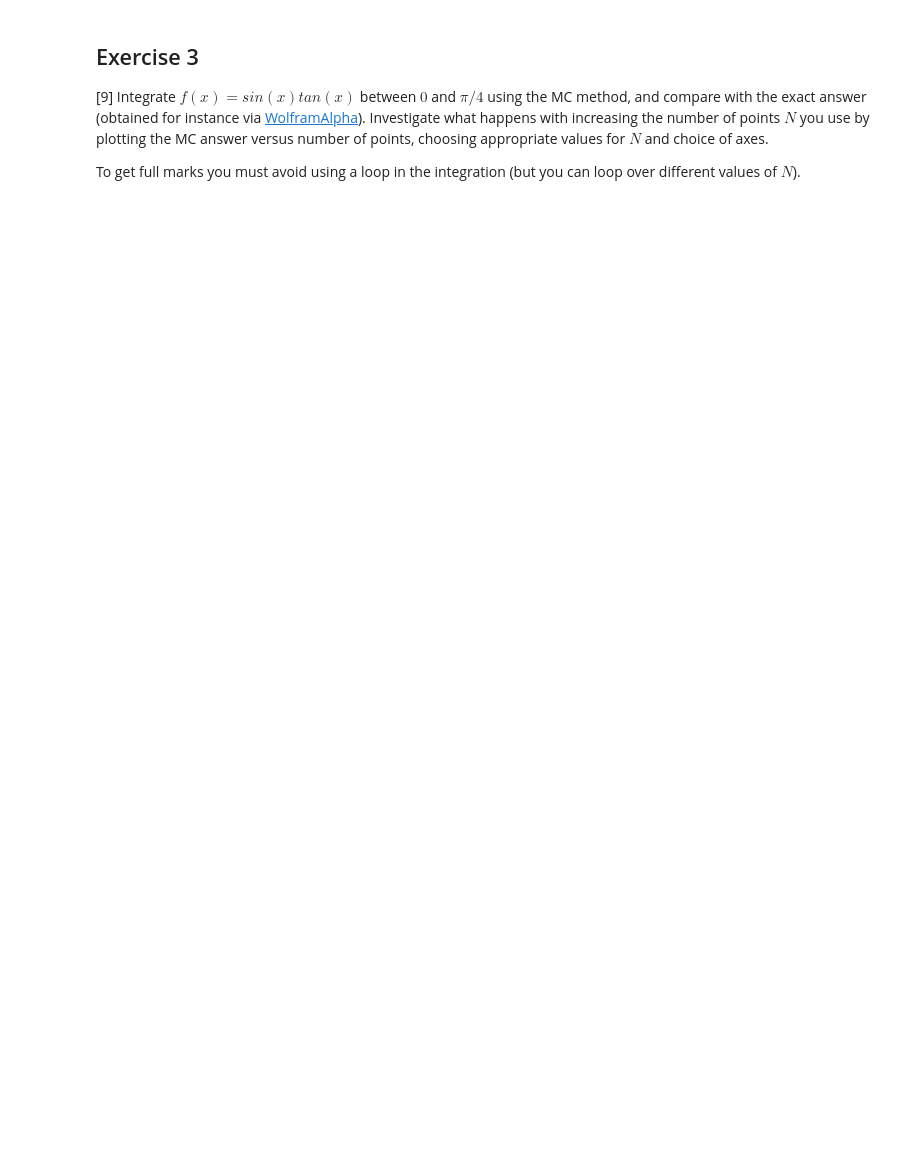
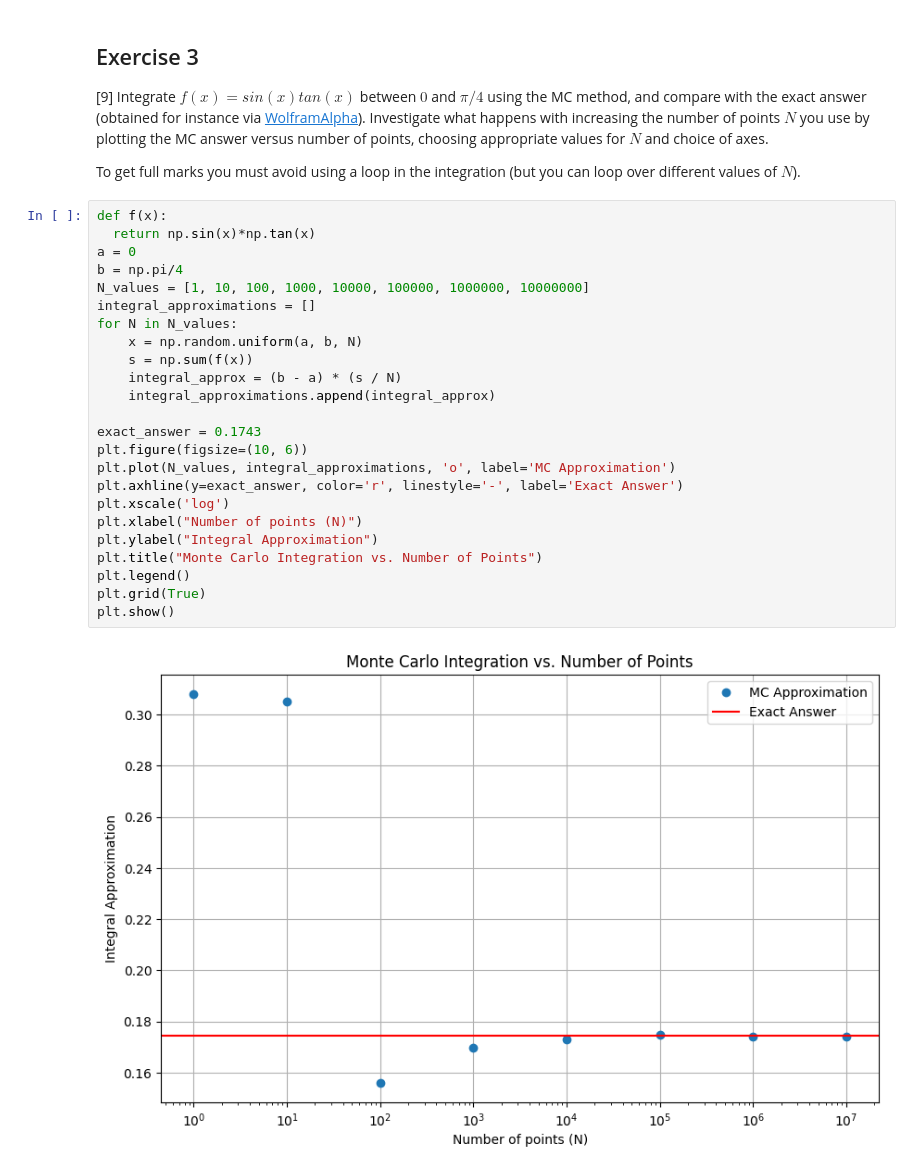
Before and after one commit to PX2145-2025/week-6-b-Adams-Hugo-52, a Jupyter notebook: Monte_Carlo.ipynb, the cells around one changed output. Saved outputs shown, nothing was run; the diff lists cells and outputs as text; blank space fills up the shorter version.

```diff
--- a/Monte_Carlo.ipynb
+++ b/Monte_Carlo.ipynb
@@ -328,3 +328,29 @@ The vectorised solution is 266.1764705882353 times faster
 [9] Integrate $f(x) = sin(x)tan(x)$ between $0$ and $\pi/4$ using the MC method, and compare with the exact answer (obtained for instance via [WolframAlpha](https://www.wolframalpha.com/)). Investigate what happens with increasing the number of points $N$ you use by plotting the MC answer versus number of points, choosing appropriate values for $N$ and choice of axes.
 
  To get full marks you must avoid using a loop in the integration (but you can loop over different values of $N$).
+# %%
+def f(x):
+  return np.sin(x)*np.tan(x)
+a = 0
+b = np.pi/4
+N_values = [1, 10, 100, 1000, 10000, 100000, 1000000, 10000000]
+integral_approximations = []
+for N in N_values:
+    x = np.random.uniform(a, b, N)
+    s = np.sum(f(x))
+    integral_approx = (b - a) * (s / N)
+    integral_approximations.append(integral_approx)
+
+exact_answer = 0.1743
+plt.figure(figsize=(10, 6))
+plt.plot(N_values, integral_approximations, 'o', label='MC Approximation')
+plt.axhline(y=exact_answer, color='r', linestyle='-', label='Exact Answer')
+plt.xscale('log')
+plt.xlabel("Number of points (N)")
+plt.ylabel("Integral Approximation")
+plt.title("Monte Carlo Integration vs. Number of Points")
+plt.legend()
+plt.grid(True)
+plt.show()
+# %% [output]
+[figure, added]
```
Also changed, not shown: parts of 16 cells of this notebook.
